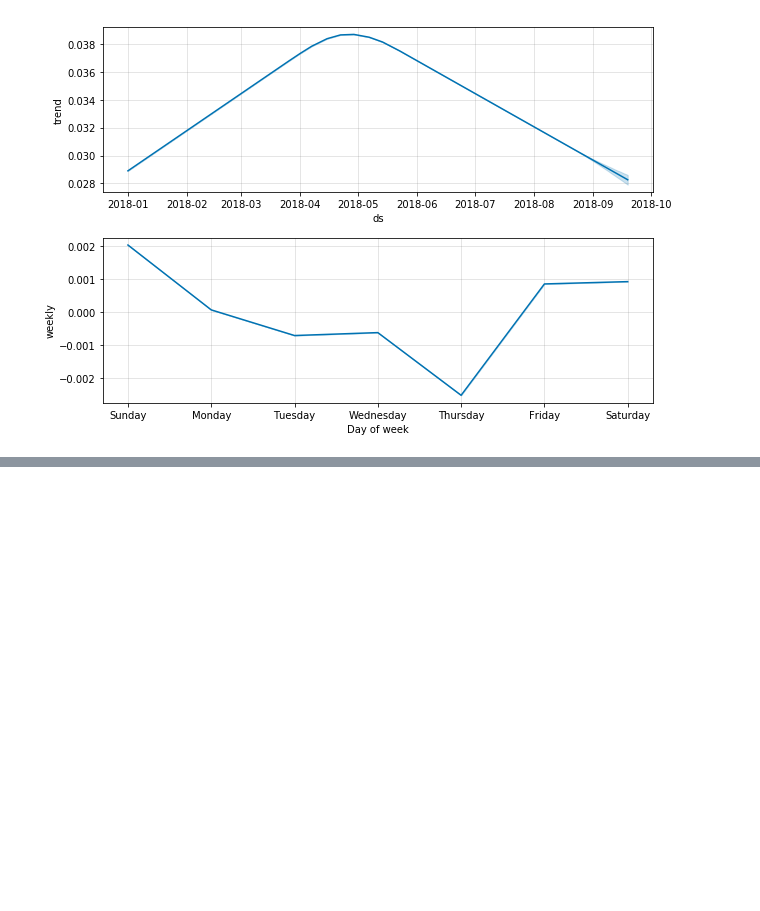
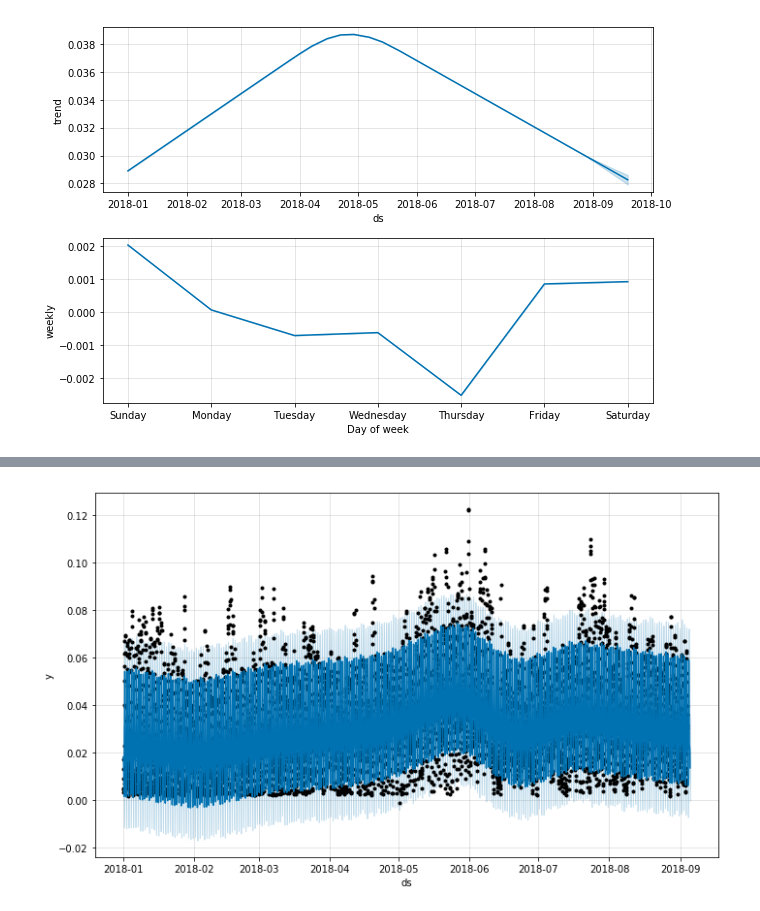
Before and after one commit to mxabierto/calidad-del-aire, a Jupyter notebook: notebooks/0.04_prediccion_ozono_pruebas.ipynb, the cells around one changed output, grey strips where cells are left out. Saved outputs shown, nothing was run; the diff lists cells and outputs as text; code cells hidden in the pictures; blank space fills up the shorter version.

Commit message:
Pruebas con variables externas, exploración de contingencias en CDMX y GDL y modelo por hora por día con Prophet del ozono en CDMX y GDL

```diff
--- a/notebooks/0.04_prediccion_ozono_pruebas.ipynb
+++ b/notebooks/0.04_prediccion_ozono_pruebas.ipynb
@@ -389,0 +390,14 @@ fig = m.plot_components(fcst)
+# %%
+ciudad = mediciones[(mediciones.city.isin(['Guadalajara']))]
+ciudad['fecha_hora']  = pd.to_datetime(ciudad.fecha + ' ' +
+                                            ciudad.hora.astype(str) +':00:00')
+
+ciudad['fecha'] = pd.to_datetime(ciudad.fecha)
+
+ciudad['dia_semana'] = ciudad.fecha.dt.weekday_name
+
+O3_gdl = ciudad[(ciudad.parametro.isin(['O3']))]
+
+O3_gdl = O3_gdl.sort_values('fecha_hora')
+print(O3_gdl.shape)
+O3_gdl.head()
@@ -389,0 +414,24 @@ fig = m.plot_components(fcst)
+# %%
+ts_estacion = O3_gdl.groupby('fecha_hora').valororig.mean().reset_index()
+ts_estacion['fecha_hora'] = pd.to_datetime(ts_estacion.fecha_hora)
+
+ntest = 14
+
+ts_test = ts_estacion[-ntest::][['fecha_hora', 'valororig']]
+ts_test.columns = ['ds', 'y']
+
+ts_estacion = ts_estacion[['fecha_hora', 'valororig']][0:-ntest]
+ts_estacion.columns = ['ds', 'y']
+
+# Vamos a llenar los valores donde no tenemos mediciones con la media por dia de la semana y hora
+ts_estacion = ts_estacion.set_index('ds').resample('H').mean() # mediciones consecutivas por hora
+ts_estacion['weekday'] = ts_estacion.index.weekday_name
+ts_estacion['hora'] = ts_estacion.index.hour
+# Con estos
+fillnas = ts_estacion.groupby(['weekday', 'hora']).transform('mean').y
+ts_estacion['y'] = np.where(ts_estacion.y.isnull(), fillnas, ts_estacion.y)
+
+ts_estacion = ts_estacion[['y']].reset_index()
+
+print(ts_estacion.shape)
+ts_estacion.head()
@@ -389,0 +446,7 @@ fig = m.plot_components(fcst)
+# %%
+m = Prophet(yearly_seasonality=False).fit(ts_estacion)
+future = m.make_future_dataframe(periods=30, freq='H')
+fcst = m.predict(future)
+fig = m.plot(fcst)
+# %% [output]
+[figure, added]
```
Also changed, not shown: parts of 15 cells of this notebook, 5 other files.
